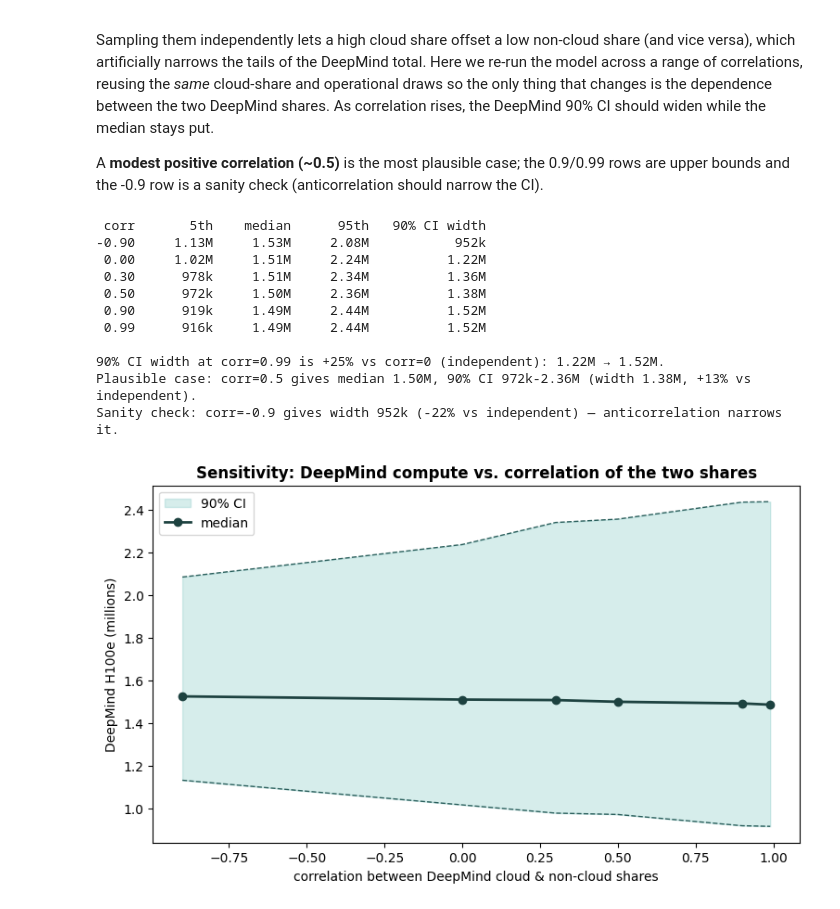
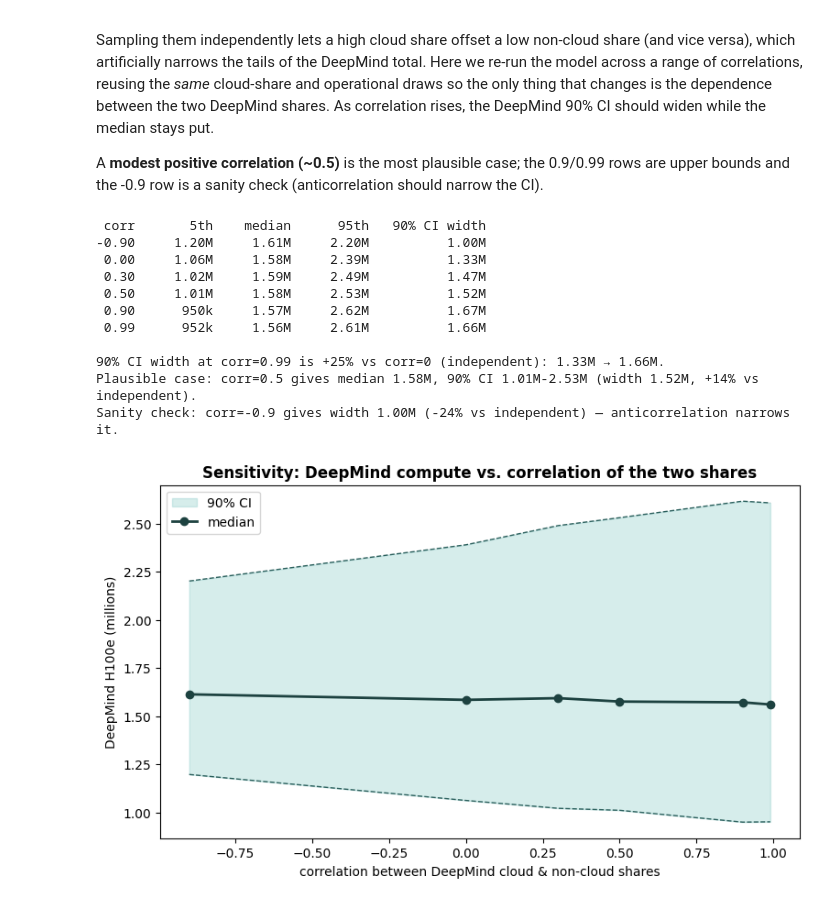
Before and after one commit to epoch-research/ai-companies, a Jupyter notebook: ai-lab-compute/deepmind_compute_model.ipynb, the cells around one changed output. Drawn from its saved outputs; the diff is of its cells as text; code cells hidden in the pictures.

```diff
--- a/ai-lab-compute/deepmind_compute_model.ipynb
+++ b/ai-lab-compute/deepmind_compute_model.ipynb
@@ -67,8 +87,8 @@ independently. This is a simplified assumption, there are arguments for why they
 Distributions are taken from AI Chip Owners/Sales, though subjectively I think
    the CIs are too narrow.
 # %%
-nvidia_owned = sq.to(955 * K, 1.59 * M)   # median ~1.24M
-google_owned = sq.to(3.08 * M, 4.54 * M)  # median ~3.74M
+nvidia_owned = PARAMS["nvidia_owned"]   # median ~1.24M
+google_owned = PARAMS["google_owned"]   # median ~3.74M
 
 nvidia_samples = nvidia_owned @ N_SAMPLES
 google_samples = google_owned @ N_SAMPLES
@@ -99,7 +119,7 @@ a 2-quarter lag ~0.55. We take the 90% CI as the **0.5- to 2-quarter** range,
 i.e. 0.55–0.87. The lognormal median lands around 0.69, which puts the
 1-quarter scenario (0.76) close to the median rather than out at the tail.
 # %%
-deployment_lag = sq.to(0.55, 0.87)
+deployment_lag = PARAMS["deployment_lag"]
 deployment_lag_samples = deployment_lag @ N_SAMPLES
 operational = total_owned * deployment_lag_samples
 
@@ -120,7 +140,7 @@ Operational H100e
 CFO: "around half" in 2025, "just over half" for 2026. Lognormal over a tight
 0.45–0.55 band, median ~0.50.
 # %%
-cloud_share = sq.to(0.45, 0.55)
+cloud_share = PARAMS["cloud_share"]
 cloud_share_samples = cloud_share @ N_SAMPLES
 summary("Cloud share of Google ML compute", cloud_share_samples);
 # %% [output]
@@ -148,8 +168,8 @@ two sub-shares; multiply by operational H100e to get DeepMind compute.
 
 heres a test to test the syncing thing
 # %%
-dm_cloud_share = sq.to(0.2, 0.6)
-dm_noncloud_share = sq.to(0.33, 0.75)
+dm_cloud_share = PARAMS["dm_cloud_share"]
+dm_noncloud_share = PARAMS["dm_noncloud_share"]
 
 dm_cloud_share_samples = dm_cloud_share @ N_SAMPLES
 dm_noncloud_share_samples = dm_noncloud_share @ N_SAMPLES
@@ -454,7 +474,10 @@ correlations = [-0.9, 0.0, 0.3, 0.5, 0.9, 0.99]
 rows = []
 for rho in correlations:
     # Re-draw the two DM shares with the target correlation; marginals unchanged.
-    a, b = sq.correlate((sq.to(0.25, 0.55), sq.to(0.33, 0.75)), rho)
+    # Fresh copies of the canonical dists each time (sq.correlate ties the
+    # objects it is given, so we don't reuse the headline PARAMS objects).
+    fresh = load_lab_params()["deepmind"]
+    a, b = sq.correlate((fresh["dm_cloud_share"], fresh["dm_noncloud_share"]), rho)
     dmc, dmn = a @ N_SAMPLES, b @ N_SAMPLES
     # Reuse baseline cloud-share and operational draws so only the dependence changes.
     frac = cloud_share_samples * dmc + (1 - cloud_share_samples) * dmn
@@ -467,40 +490,40 @@ for rho, lo, med, hi, w in rows:
     print(f"{rho:>5.2f}  {fmt(lo):>8}  {fmt(med):>8}  {fmt(hi):>8}  {fmt(w):>13}")
 base_w = next(w for rho, _, _, _, w in rows if rho == 0.0)  # the independent case
 print(f"\n90% CI width at corr=0.99 is {rows[-1][4] / base_w - 1:+.0%} vs corr=0 "
       f"(independent): {fmt(base_w)} → {fmt(rows[-1][4])}.")
 mid = next(r for r in rows if r[0] == 0.5)  # the plausible central assumption
 print(f"Plausible case: corr=0.5 gives median {fmt(mid[2])}, 90% CI {fmt(mid[1])}-{fmt(mid[3])} "
       f"(width {fmt(mid[4])}, {mid[4] / base_w - 1:+.0%} vs independent).")
 neg = rows[0]  # the -0.9 sanity-check row
 print(f"Sanity check: corr={neg[0]:.1f} gives width {fmt(neg[4])} "
       f"({neg[4] / base_w - 1:+.0%} vs independent) — anticorrelation narrows it.")
 
 rhos = [r[0] for r in rows]
 los = np.array([r[1] for r in rows]) / 1e6
 meds = np.array([r[2] for r in rows]) / 1e6
 his = np.array([r[3] for r in rows]) / 1e6
 
 fig, ax = plt.subplots(figsize=(9, 5))
 ax.fill_between(rhos, los, his, color="#7AC4C0", alpha=0.30, label="90% CI")
 ax.plot(rhos, his, "--", color="#2B5F5C", lw=1)
 ax.plot(rhos, los, "--", color="#2B5F5C", lw=1)
 ax.plot(rhos, meds, "o-", color="#1d4240", lw=2, label="median")
 ax.set_xlabel("correlation between DeepMind cloud & non-cloud shares")
 ax.set_ylabel("DeepMind H100e (millions)")
 ax.set_title("Sensitivity: DeepMind compute vs. correlation of the two shares",
              weight="bold")
 ax.legend()
 plt.show()
 # %% [output]
  corr       5th    median      95th   90% CI width
--0.90     1.13M     1.53M     2.08M           952k
- 0.00     1.02M     1.51M     2.24M          1.22M
- 0.30      978k     1.51M     2.34M          1.36M
- 0.50      972k     1.50M     2.36M          1.38M
- 0.90      919k     1.49M     2.44M          1.52M
- 0.99      916k     1.49M     2.44M          1.52M
+-0.90     1.20M     1.61M     2.20M          1.00M
+ 0.00     1.06M     1.58M     2.39M          1.33M
+ 0.30     1.02M     1.59M     2.49M          1.47M
+ 0.50     1.01M     1.58M     2.53M          1.52M
+ 0.90      950k     1.57M     2.62M          1.67M
+ 0.99      952k     1.56M     2.61M          1.66M
 
-90% CI width at corr=0.99 is +25% vs corr=0 (independent): 1.22M → 1.52M.
-Plausible case: corr=0.5 gives median 1.50M, 90% CI 972k-2.36M (width 1.38M, +13% vs independent).
-Sanity check: corr=-0.9 gives width 952k (-22% vs independent) — anticorrelation narrows it.
+90% CI width at corr=0.99 is +25% vs corr=0 (independent): 1.33M → 1.66M.
+Plausible case: corr=0.5 gives median 1.58M, 90% CI 1.01M-2.53M (width 1.52M, +14% vs independent).
+Sanity check: corr=-0.9 gives width 1.00M (-24% vs independent) — anticorrelation narrows it.
-[figure, old version]
+[figure, new version]
```
Also changed, not shown: parts of 9 cells of this notebook, 18 other files.
